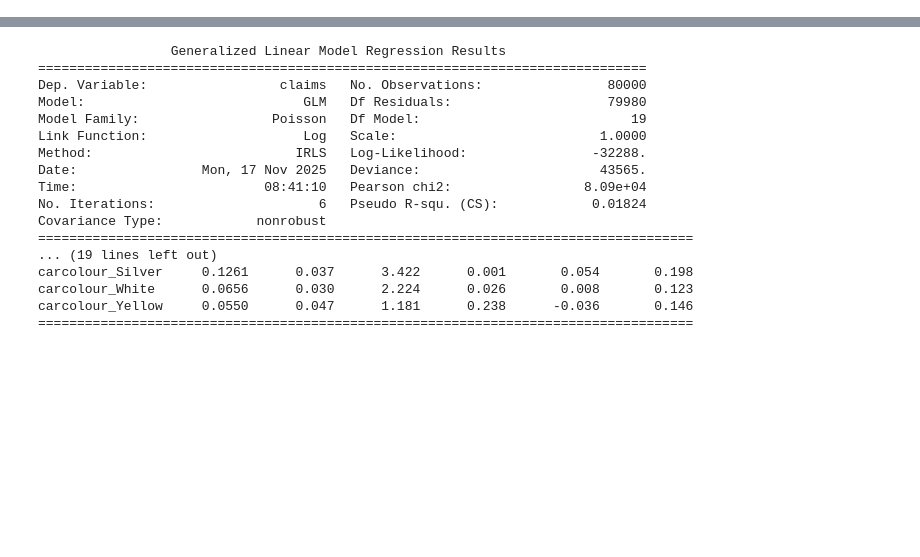
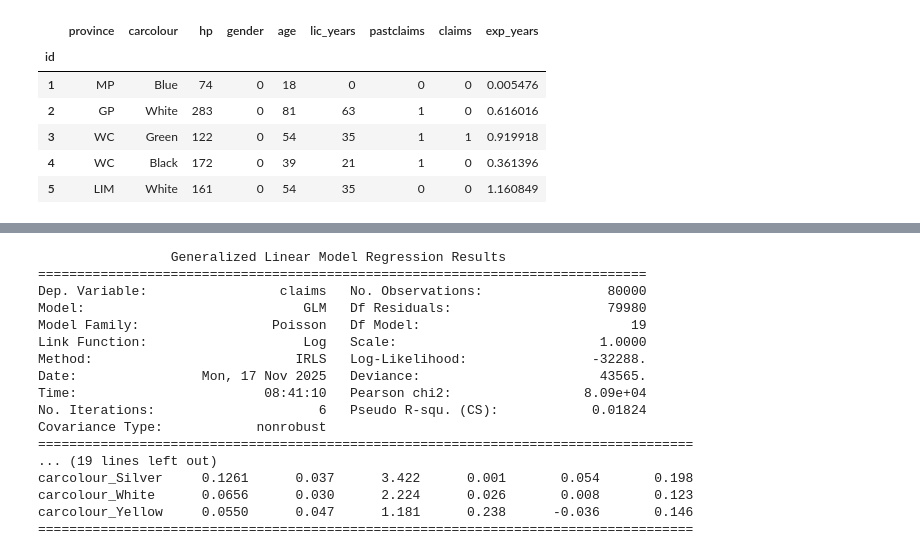
Before and after one commit to ArmandtErasmus/claims_prediction, a Jupyter notebook: data/model.ipynb, the cells around one changed output, grey strips where cells are left out. Saved outputs shown, nothing was run; the diff lists cells and outputs as text; code cells hidden in the pictures; blank space fills up the shorter version.

```diff
--- a/data/model.ipynb
+++ b/data/model.ipynb
@@ -13,0 +10,10 @@ df[bool_cols] = df[bool_cols].astype(int)
+# %%
+df.head()
+# %% [output]
+|  | province | carcolour | hp | gender | age | lic_years | pastclaims | claims | exp_years |
+| id |  |  |  |  |  |  |  |  |  |
+| 1 | MP | Blue | 74 | 0 | 18 | 0 | 0 | 0 | 0.005476 |
+| 2 | GP | White | 283 | 0 | 81 | 63 | 1 | 0 | 0.616016 |
+| 3 | WC | Green | 122 | 0 | 54 | 35 | 1 | 1 | 0.919918 |
+| 4 | WC | Black | 172 | 0 | 39 | 21 | 1 | 0 | 0.361396 |
+| 5 | LIM | White | 161 | 0 | 54 | 35 | 0 | 0 | 1.160849 |
```
Also changed, not shown: parts of 10 cells of this notebook.
